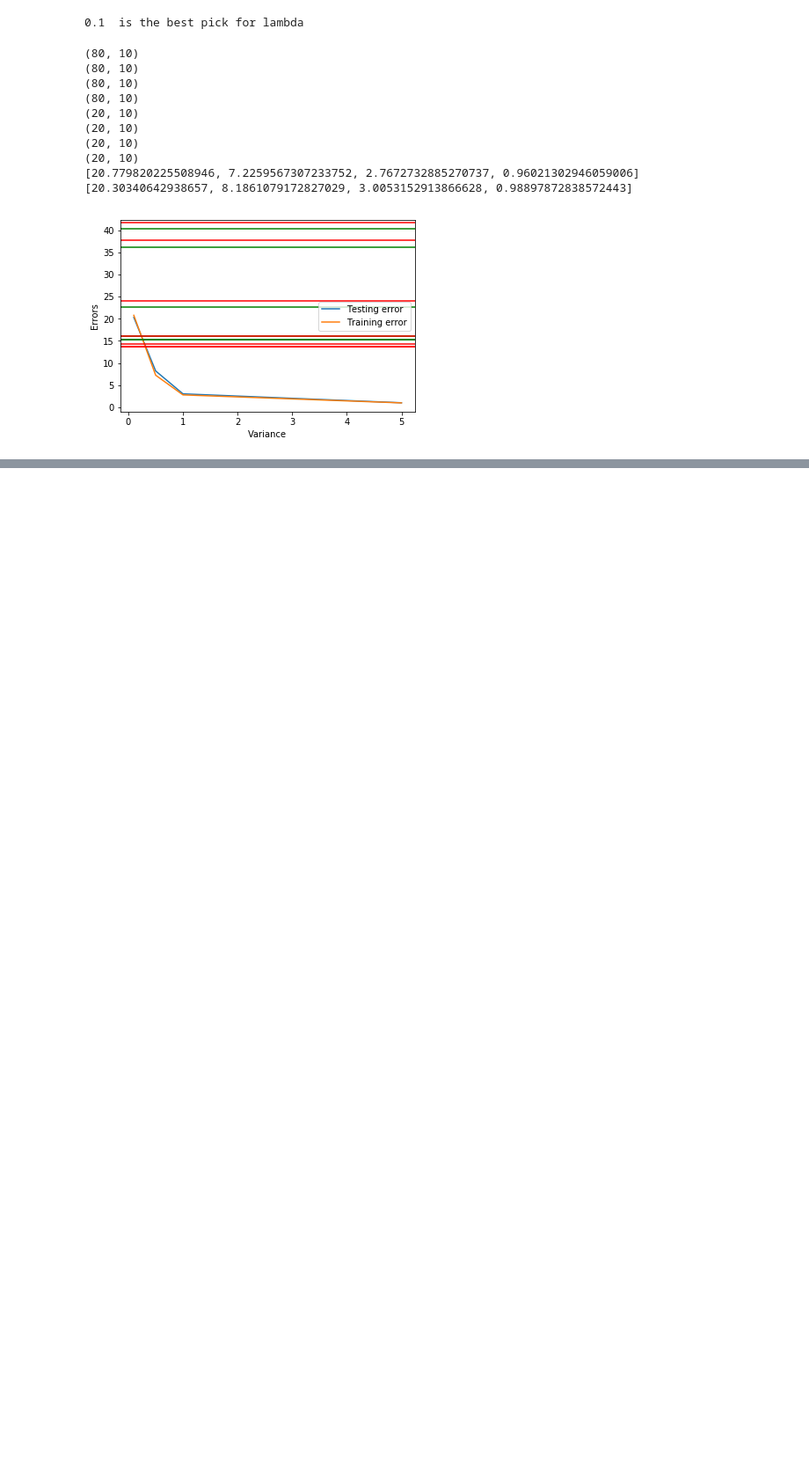
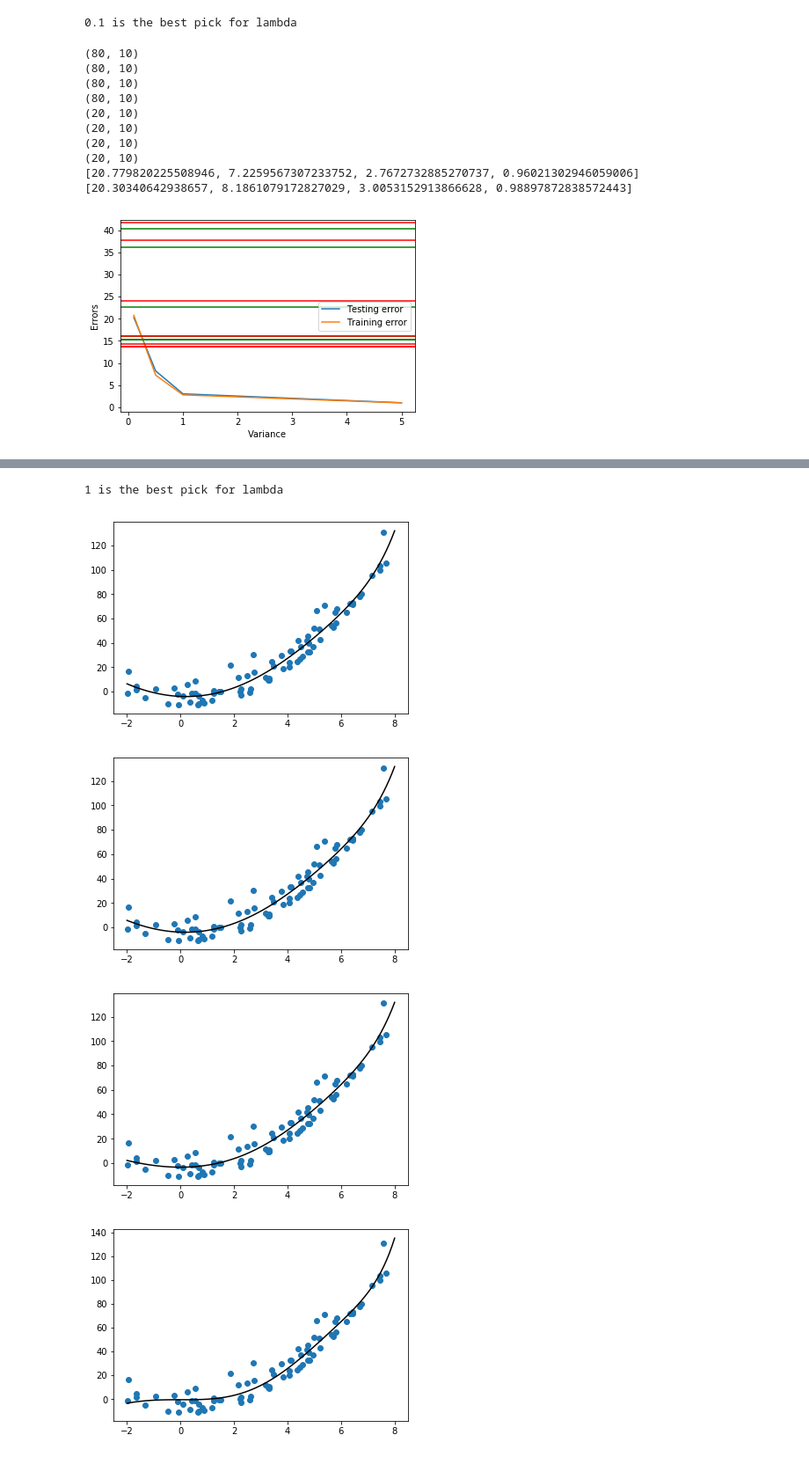
Before and after one commit to peterpark77/comp652, a Jupyter notebook: ASS1/Untitled.ipynb, the cells around one changed output, grey strips where cells are left out. Shown at 88% size. Saved outputs shown, nothing was run; the diff lists cells and outputs as text; code cells hidden in the pictures; blank space fills up the shorter version.

```diff
--- a/ASS1/Untitled.ipynb
+++ b/ASS1/Untitled.ipynb
@@ -367,0 +429,27 @@ plt.show()
+# %%
+print(min(scores_array, key=scores_array.get), "is the best pick for lambda")
+# %% [output]
+1 is the best pick for lambda
+# %%
+scores_array = {}
+import warnings
+warnings.filterwarnings('ignore')
+
+for i in reg:
+    transform_basis_X = np.array(polynomial_basis(X_train, 9))
+    new_lin_reg = Lasso(alpha=i)
+    new_lin_reg.fit(transform_basis_X, Y_train)
+    #min_x = min(transform_basis_X[:,0])
+    #max_x = max(transform_basis_X[:,0])
+    #q = np.linspace()
+    plt.scatter(transform_basis_X[:,0], Y_train, label = 'weight' + str(reg))
+    x_plot = np.linspace(-2, 8, 100)
+    plt.plot(x_plot, new_lin_reg.predict(polynomial_basis(np.array([(i,j) for i,j in zip(x_plot,x_plot)]), 9)), 'k')
+    plt.show()
+    scores = cross_validate(new_lin_reg, transform_basis_X, Y_train, scoring='neg_mean_squared_error', cv=5, return_train_score=True)
+    scores_array[i] =  np.average(np.sqrt(-scores['test_score']))
+# %% [output]
+[figure, added]
+[figure, added]
+[figure, added]
+[figure, added]
```
Also changed, not shown: parts of 11 cells of this notebook.
